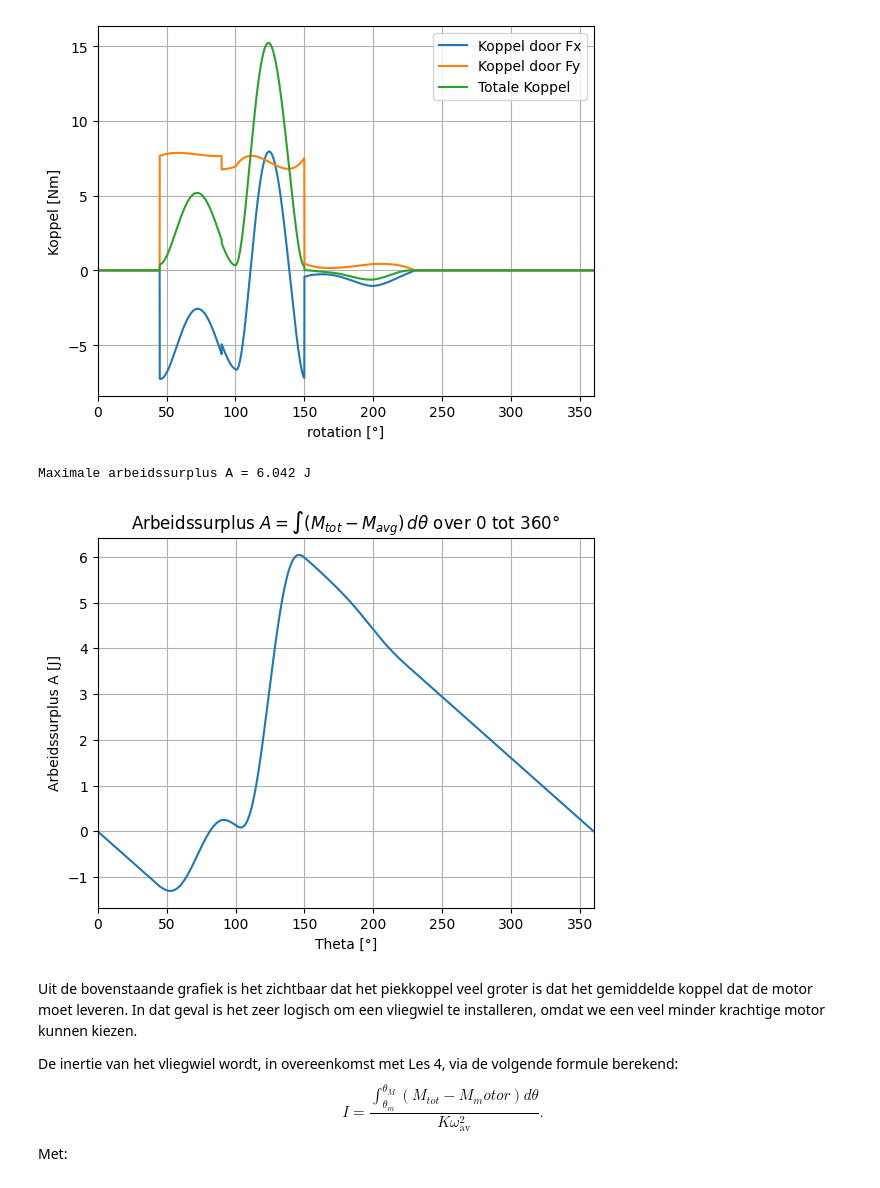
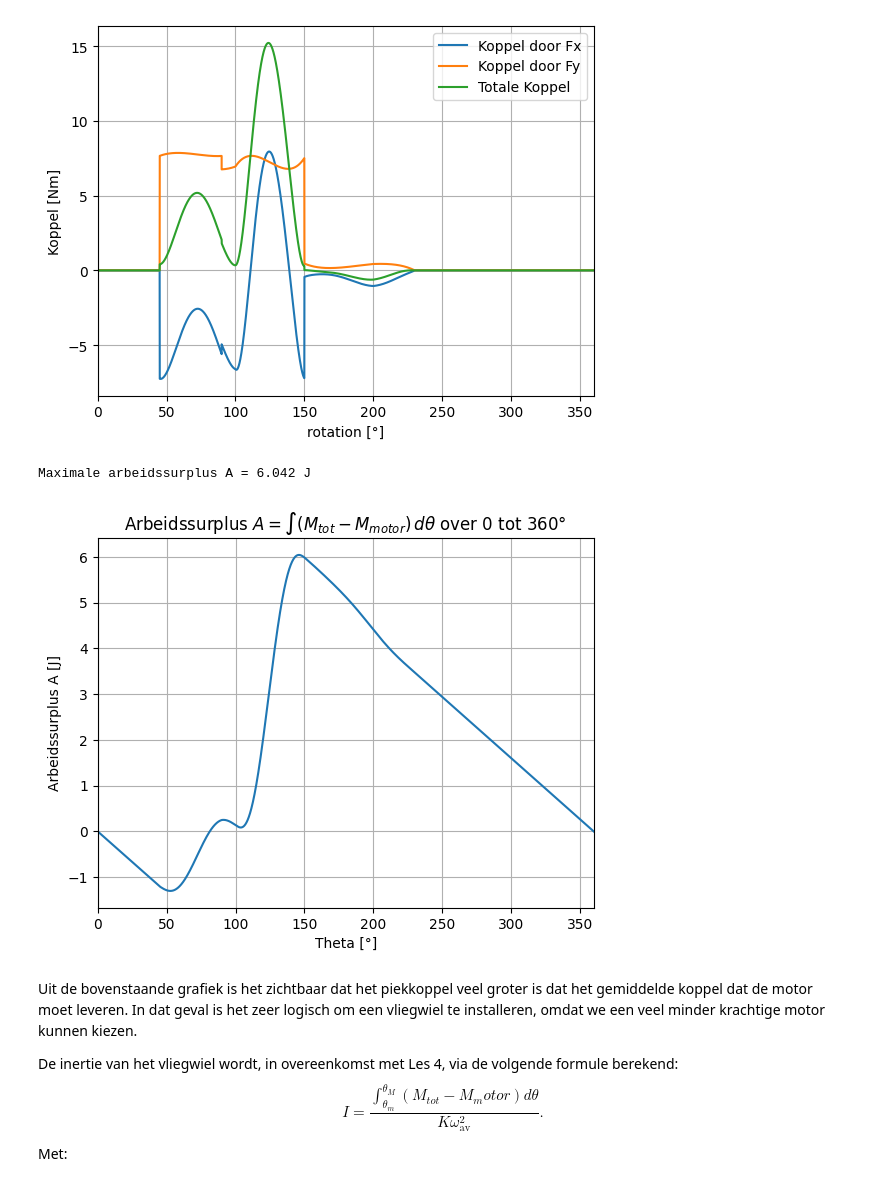
Before and after one commit to Ludopedia/Bewegingen---Emmanuel-en-Ludovic, a Jupyter notebook: Algoritme-nok-ontwerp - n°22 toegepast.ipynb, the cells around one changed output. Cells and saved outputs as stored; diff of their text form; code cells hidden in the pictures.

```diff
--- a/Algoritme-nok-ontwerp - n°22 toegepast.ipynb
+++ b/Algoritme-nok-ontwerp - n°22 toegepast.ipynb
@@ -1008,23 +1008,24 @@ print(f'Gemiddeld koppel over de cyclus: {T_avg:.2f} Nm')
 Gemiddeld koppel over de cyclus: 1.53 Nm
 [figure]
 # %%
+#arbeidssurplus berekenen
 A = np.zeros_like(theta)
 torque_diff = T_tot - T_avg
 A[1:] = np.cumsum((torque_diff[:-1] + torque_diff[1:]) / 2 * np.diff(theta))
 
 plt.figure()
 plt.plot(theta_deg, A)
 plt.xlabel('Theta [°]')
 plt.ylabel('Arbeidssurplus A [J]')
-plt.title(r'Arbeidssurplus $A = \int (M_{tot} - M_{avg})\, d\theta$ over 0 tot 360°')
+plt.title(r'Arbeidssurplus $A = \int (M_{tot} - M_{motor})\, d\theta$ over 0 tot 360°')
 plt.xlim([0, 360])
 plt.grid(True)
 
 max_A = np.max(A)
 print(f'Maximale arbeidssurplus A = {max_A:.3f} J')
 # %% [output]
 Maximale arbeidssurplus A = 6.042 J
-[figure, old version]
+[figure, new version]
 # %% [markdown]
 Uit de bovenstaande grafiek is het zichtbaar dat het piekkoppel veel groter is dat het gemiddelde koppel dat de motor moet leveren. In dat geval is het zeer logisch om een vliegwiel te installeren, omdat we een veel minder krachtige motor kunnen kiezen.
 
```
Also changed, not shown: parts of 6 cells of this notebook.
